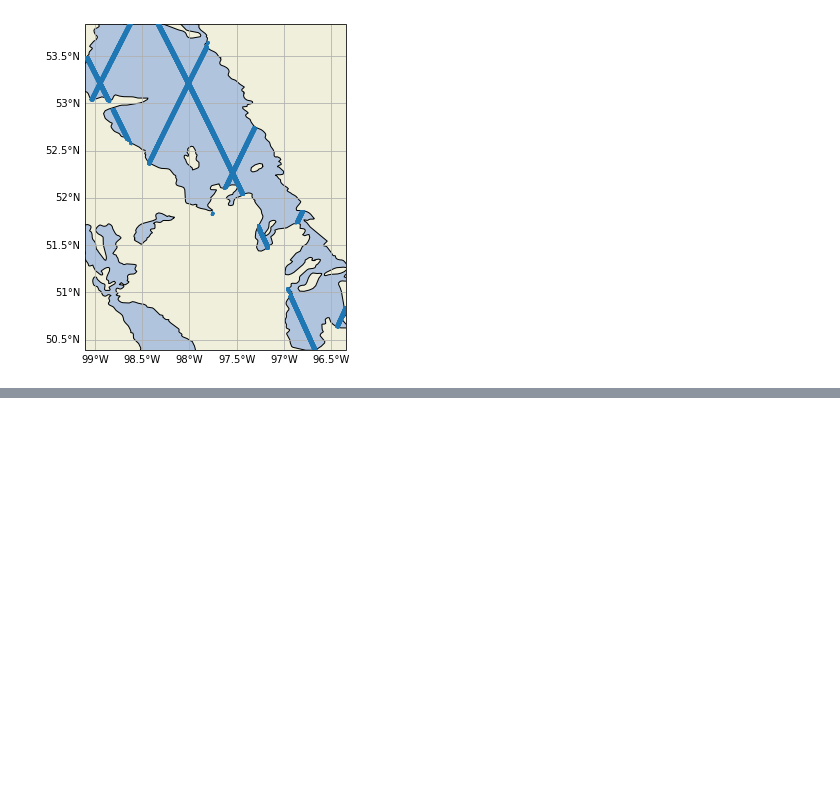
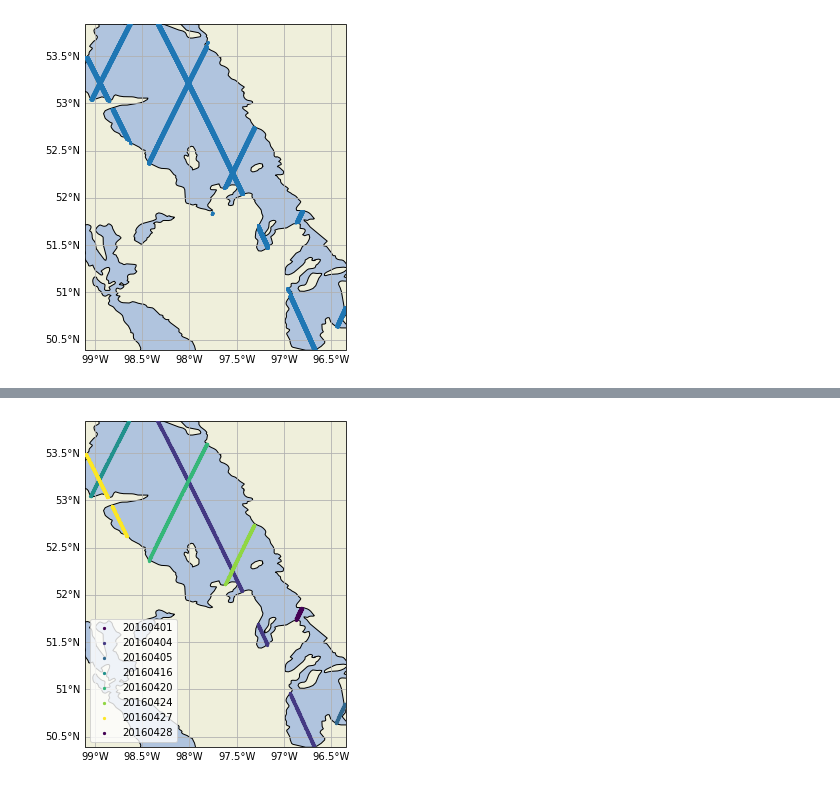
Before and after one commit to pvasudev16/ml-freshwater-management, a Jupyter notebook: lake_water_level_data_exploration.ipynb, the cells around one changed output, grey strips where cells are left out. Drawn from its saved outputs; the diff is of its cells as text; code cells hidden in the pictures; blank space fills up the shorter version.

```diff
--- a/lake_water_level_data_exploration.ipynb
+++ b/lake_water_level_data_exploration.ipynb
@@ -145,0 +163,14 @@ plt.show()
+# %%
+def add_winter_column(lake_winnipeg):
+    # Add a column to indicate if the date is in winter or not.
+    lake_winnipeg.loc[:, "date_as_datetime"] = pd.to_datetime(lake_winnipeg.loc[:, "date"], format="%Y%m%d")
+    lake_winnipeg.loc[:, "month"] = lake_winnipeg["date_as_datetime"].apply( lambda x: x.month)
+    lake_winnipeg.loc[:, "day"] = lake_winnipeg["date_as_datetime"].apply( lambda x: x.day)
+    lake_winnipeg.loc[:, "winter"] = ((lake_winnipeg["month"] < 4) | (lake_winnipeg["month"] > 10))
+    return lake_winnipeg
+
+def remove_winter_column(lake_winnipeg):
+    lake_winnipeg = lake_winnipeg.drop(columns=["winter", "month", "day", "date_as_datetime"])
+    return lake_winnipeg
+# %%
+lake_winnipeg = add_winter_column(lake_winnipeg)
@@ -145,0 +241,47 @@ plt.show()
+# %%
+# Change this parameter
+number_of_tracks = 8
+
+# Make the cartopy map the background
+extent = [
+    lake_winnipeg["longitude"].min(),
+    lake_winnipeg["longitude"].max(),
+    lake_winnipeg["latitude"].min(),
+    lake_winnipeg["latitude"].max(),
+]
+central_lon = np.mean(extent[:2])
+central_lat = np.mean(extent[2:])
+lakes_50m = cfeature.NaturalEarthFeature('physical', 'lakes', '10m')
+fig = plt.figure(figsize=(6, 6))
+ax = fig.add_subplot(111, projection=ccrs.PlateCarree())
+ax.set_extent(extent)
+ax.add_feature(cartopy.feature.LAND, edgecolor='black')
+ax.add_feature(cartopy.feature.RIVERS)
+ax.add_feature(lakes_50m, facecolor='lightsteelblue',edgecolor='black')
+gl = ax.gridlines(draw_labels=True)
+gl.top_labels = False
+gl.right_labels = False
+
+# Plot altimetry points
+number_of_colours = 7
+cmap = matplotlib.cm.get_cmap('viridis')
+colours = cmap(np.linspace(0, 1, number_of_colours))
+for i, date in enumerate(pd.unique(lake_winnipeg["date"])[0:number_of_tracks]):
+    ax.scatter(
+        x=lake_winnipeg.loc[
+            lake_winnipeg["date_as_datetime"] == pd.to_datetime(date, format="%Y%m%d"),
+            "longitude"
+        ],
+        y=lake_winnipeg.loc[
+            lake_winnipeg["date_as_datetime"] == pd.to_datetime(date, format="%Y%m%d"),
+            "latitude"
+        ],
+        s=5,
+        color=colours[i%number_of_colours],
+        label=date,
+        zorder=10
+    )
+ax.legend()
+plt.show()
+# %% [output]
+[figure, added]
```
Also changed, not shown: parts of 25 cells of this notebook.
